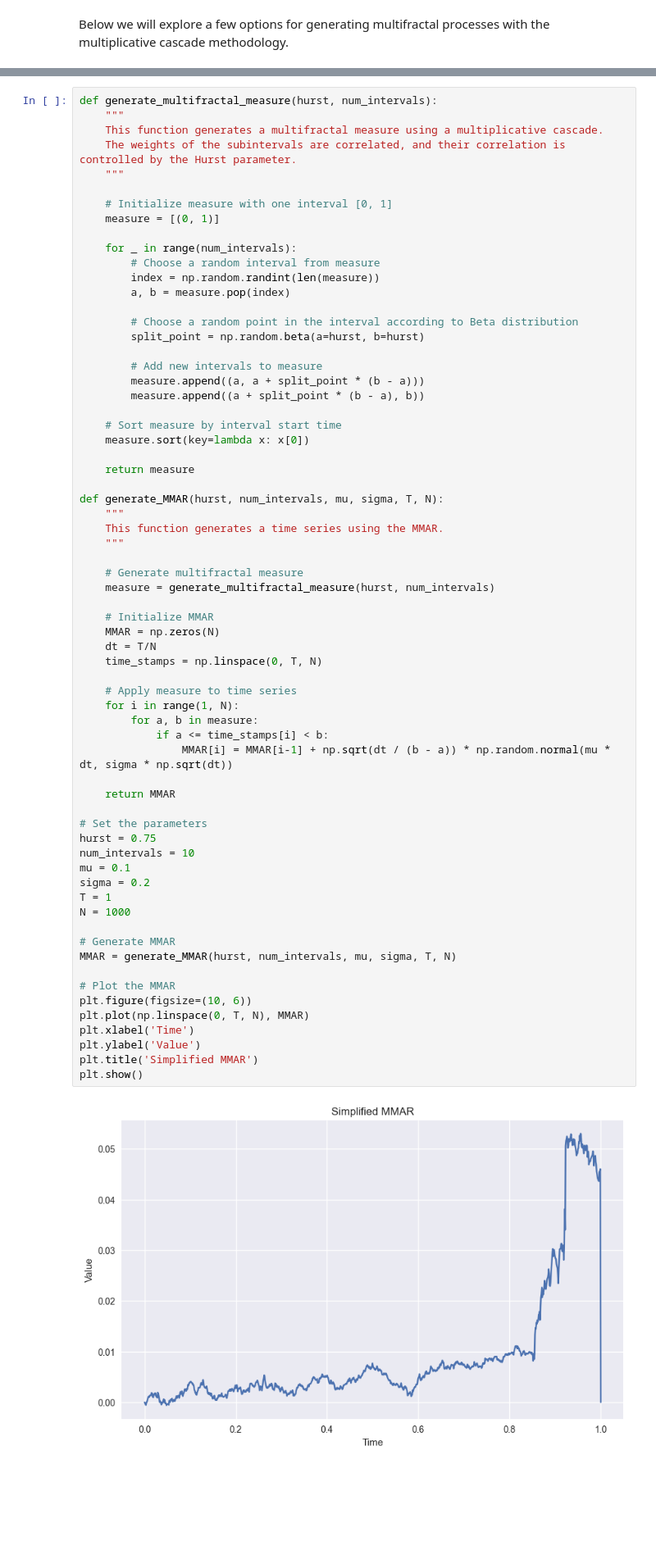
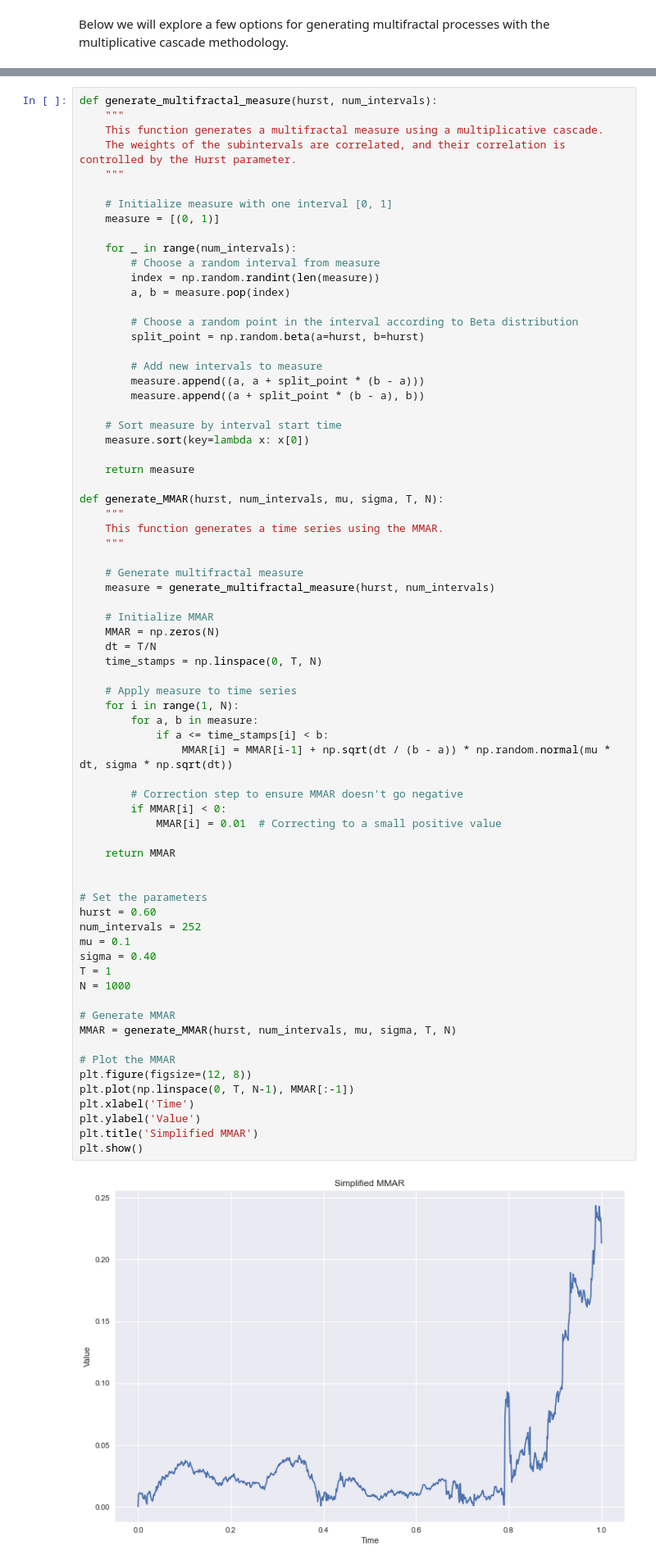
Before and after one commit to zucchero-fern/wqu_capstone_g3630, a Jupyter notebook: capstone_submission_6.ipynb, the cells around one changed output, grey strips where cells are left out. Shown at 82% size. Saved outputs shown, nothing was run; the diff lists cells and outputs as text; blank space fills up the shorter version.

```diff
--- a/capstone_submission_6.ipynb
+++ b/capstone_submission_6.ipynb
@@ -325,36 +331,41 @@ def generate_MMAR(hurst, num_intervals, mu, sigma, T, N):
     # Generate multifractal measure
     measure = generate_multifractal_measure(hurst, num_intervals)
 
     # Initialize MMAR
     MMAR = np.zeros(N)
     dt = T/N
     time_stamps = np.linspace(0, T, N)
 
     # Apply measure to time series
     for i in range(1, N):
         for a, b in measure:
             if a <= time_stamps[i] < b:
                 MMAR[i] = MMAR[i-1] + np.sqrt(dt / (b - a)) * np.random.normal(mu * dt, sigma * np.sqrt(dt))
 
+        # Correction step to ensure MMAR doesn't go negative
+        if MMAR[i] < 0:
+            MMAR[i] = 0.01  # Correcting to a small positive value
+
     return MMAR
 
+
 # Set the parameters
-hurst = 0.75
-num_intervals = 10
+hurst = 0.60
+num_intervals = 252
 mu = 0.1
-sigma = 0.2
+sigma = 0.40
 T = 1
 N = 1000
 
 # Generate MMAR
 MMAR = generate_MMAR(hurst, num_intervals, mu, sigma, T, N)
 
 # Plot the MMAR
-plt.figure(figsize=(10, 6))
-plt.plot(np.linspace(0, T, N), MMAR)
+plt.figure(figsize=(12, 8))
+plt.plot(np.linspace(0, T, N-1), MMAR[:-1])
 plt.xlabel('Time')
 plt.ylabel('Value')
 plt.title('Simplified MMAR')
 plt.show()
 # %% [output]
-[figure, old version]
+[figure, new version]
```
Also changed, not shown: parts of 11 cells of this notebook.
